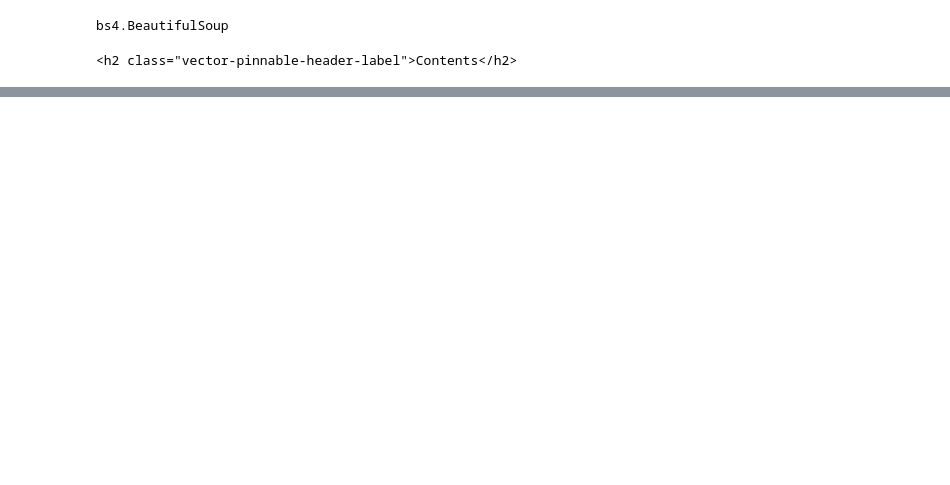
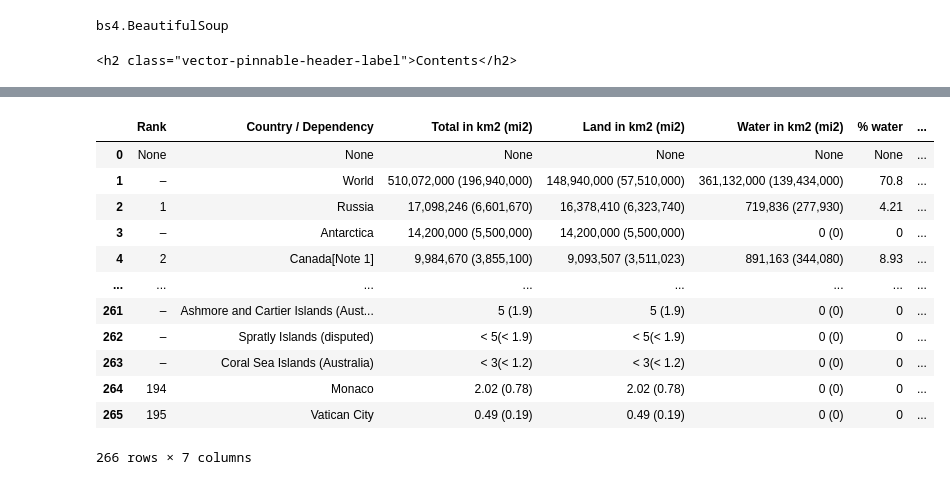
Before and after one commit to Abhijeet399/Data_Science_Batch_Pitampura, a Jupyter notebook: Data_Scrapping.ipynb, the cells around one changed output, grey strips where cells are left out. Cells and saved outputs as stored; diff of their text form; code cells hidden in the pictures; blank space fills up the shorter version.

Commit message:
Data_Scrapping - 11/03/23
Data_Scrapping - 11/03/23

```diff
--- a/Data_Scrapping.ipynb
+++ b/Data_Scrapping.ipynb
@@ -135,0 +234,10 @@ headings
+# %%
+table_row = []
+# %%
+for row in row_data:
+    curr_row = []
+    r_data = row.find_all('td', {})
+    for idx, data in enumerate(r_data):
+        curr_row.append(data.text)
+
+    table_row.append(curr_row)
@@ -135,0 +281,2 @@ headings
+# %%
+col_tittle[-1] = col_tittle[-1][:-1]
@@ -135,0 +293,18 @@ headings
+# %%
+df = pd.DataFrame(table_row, columns=col_tittle)
+# %%
+df
+# %% [output]
+|  | Rank | Country / Dependency | Total in km2 (mi2) | Land in km2 (mi2) | Water in km2 (mi2) | % water | ... |
+| 0 | None | None | None | None | None | None | ... |
+| 1 | – | World | 510,072,000 (196,940,000) | 148,940,000 (57,510,000) | 361,132,000 (139,434,000) | 70.8 | ... |
+| 2 | 1 | Russia | 17,098,246 (6,601,670) | 16,378,410 (6,323,740) | 719,836 (277,930) | 4.21 | ... |
+| 3 | – | Antarctica | 14,200,000 (5,500,000) | 14,200,000 (5,500,000) | 0 (0) | 0 | ... |
+| 4 | 2 | Canada[Note 1] | 9,984,670 (3,855,100) | 9,093,507 (3,511,023) | 891,163 (344,080) | 8.93 | ... |
+| ... | ... | ... | ... | ... | ... | ... | ... |
+| 261 | – | Ashmore and Cartier Islands (Aust... | 5 (1.9) | 5 (1.9) | 0 (0) | 0 | ... |
+| 262 | – | Spratly Islands (disputed) | < 5(< 1.9) | < 5(< 1.9) | 0 (0) | 0 | ... |
+| 263 | – | Coral Sea Islands (Australia) | < 3(< 1.2) | < 3(< 1.2) | 0 (0) | 0 | ... |
+| 264 | 194 | Monaco | 2.02 (0.78) | 2.02 (0.78) | 0 (0) | 0 | ... |
+| 265 | 195 | Vatican City | 0.49 (0.19) | 0.49 (0.19) | 0 (0) | 0 | ... |
+266 rows × 7 columns
```
Also changed, not shown: parts of 40 cells of this notebook, 3 other files.
